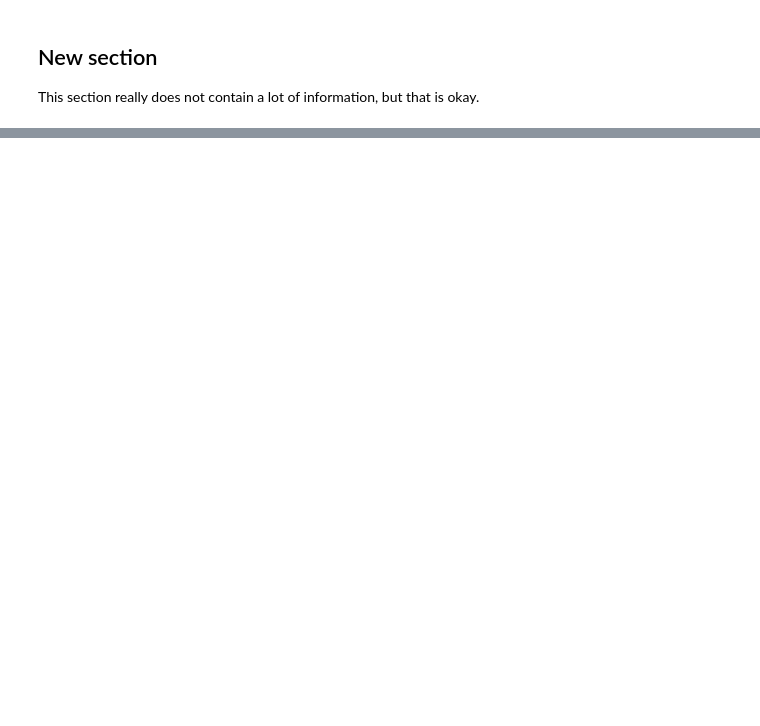
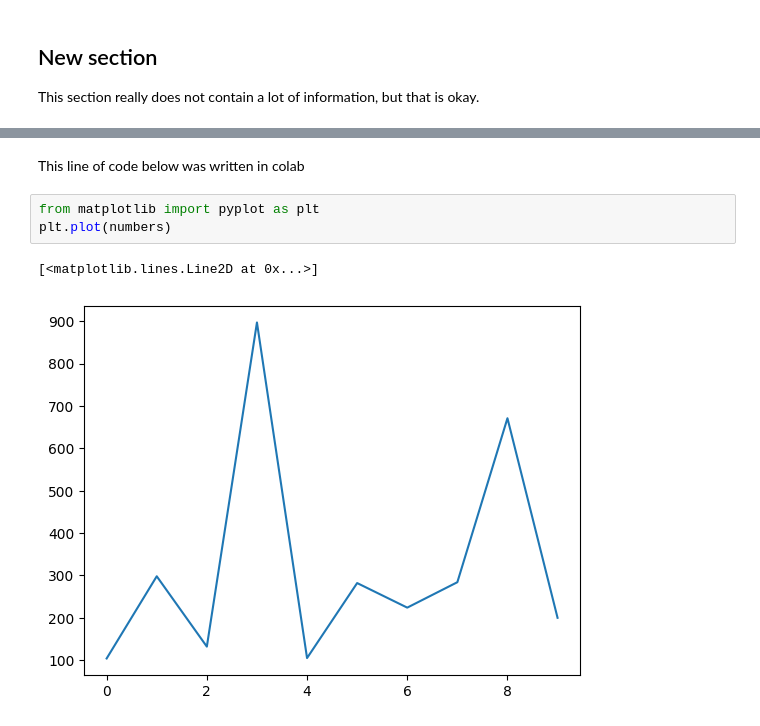
Before and after one commit to simon-mellergaard/datasimon, a Jupyter notebook: Notebook test.ipynb, the cells around one changed output, grey strips where cells are left out. Saved outputs shown, nothing was run; the diff lists cells and outputs as text; blank space fills up the shorter version.

Commit message:
Made a change in Colab...

```diff
--- a/Notebook test.ipynb
+++ b/Notebook test.ipynb
@@ -38,0 +41,8 @@ numbers_df
+# %% [markdown]
+This line of code below was written in colab
+# %%
+from matplotlib import pyplot as plt
+plt.plot(numbers)
+# %% [output]
+[<matplotlib.lines.Line2D at 0x...>]
+[figure, added]
```
Also changed, not shown: parts of 3 cells of this notebook.
